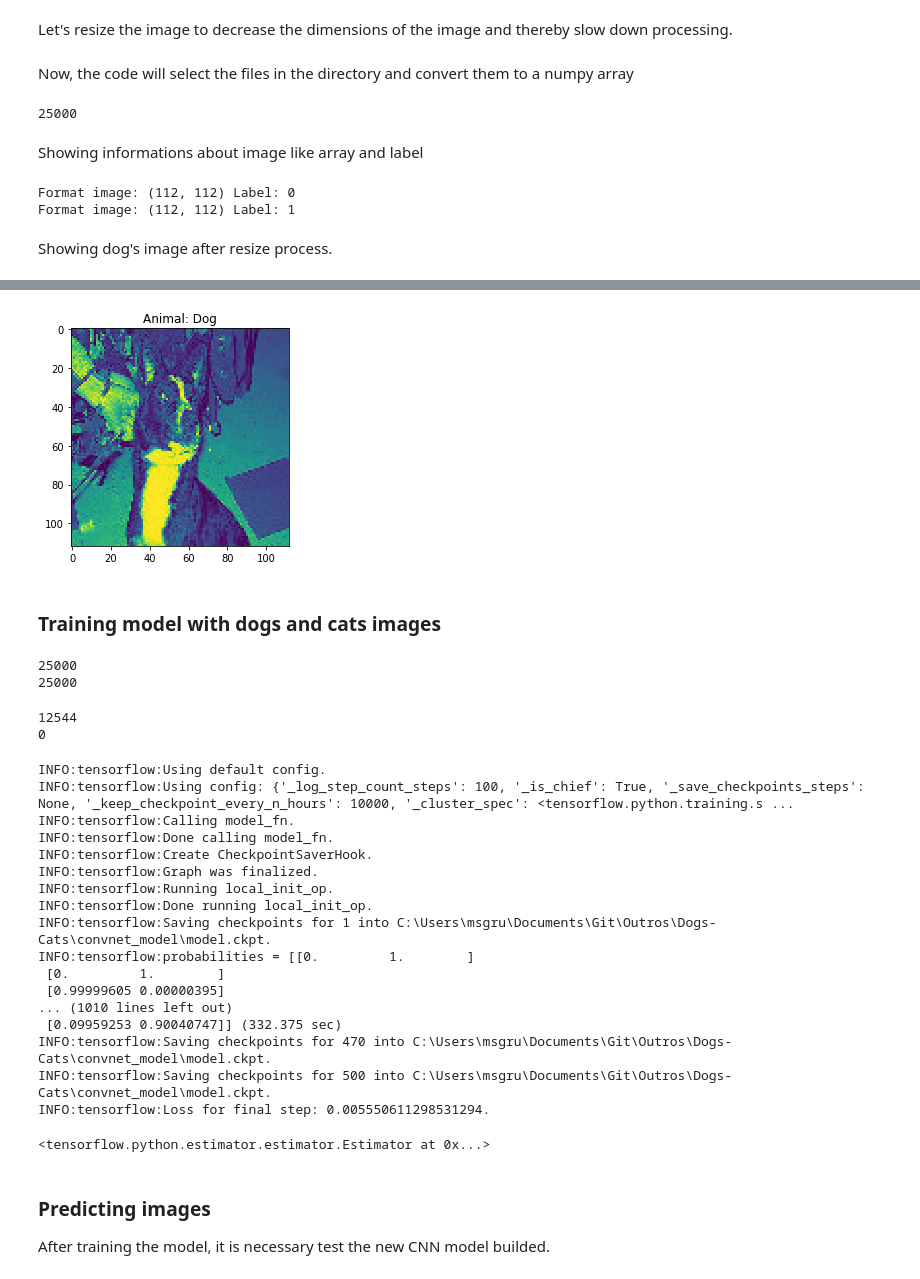
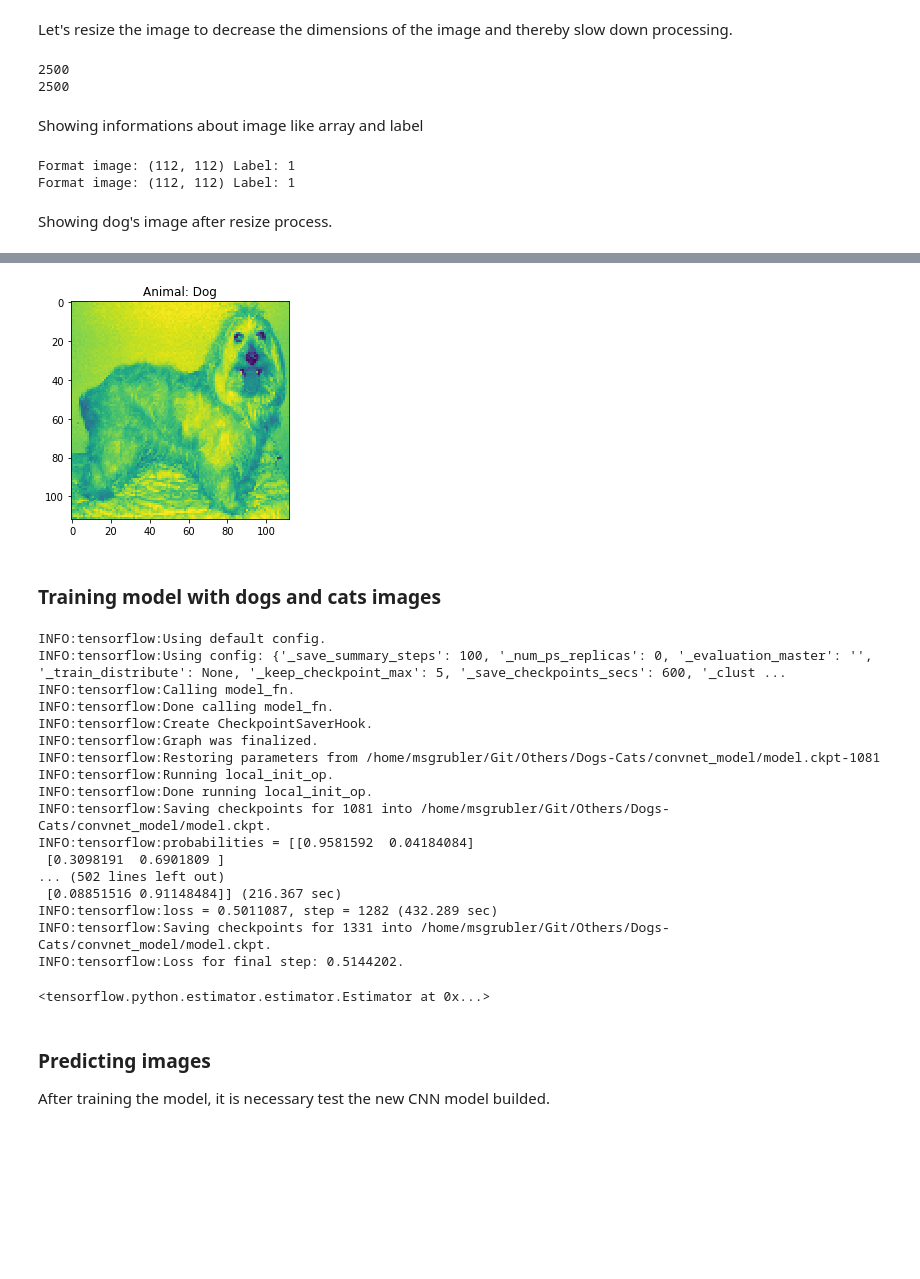
Before and after one commit to Murillo/Challenge-Kaggle, a Jupyter notebook: Dogs-vs-Cats/dogs-vs-cats.ipynb, the cells around one changed output, grey strips where cells are left out. Cells and saved outputs as stored; diff of their text form; code cells hidden in the pictures; blank space fills up the shorter version.

Commit message:
Improving cnn model to classify dogs or cats in pictures

```diff
--- a/Dogs-vs-Cats/dogs-vs-cats.ipynb
+++ b/Dogs-vs-Cats/dogs-vs-cats.ipynb
@@ -57,15 +58,34 @@ def resize_image(img, width, height, directory_destiny):
     # adjust width and height to your needs
     # use one of these filter options to resize the image
     # convert 'L' is monochrome
-    new_image = PIL.Image.open(img).resize((width, height), PIL.Image.NEAREST).convert('L')
+    new_image = Image.open(img).resize((width, height), Image.NEAREST).convert('L')
     #new_image = new_image.convert('1')
     new_image.save(directory_destiny + img.split("/")[1])
+
 
 # This method will select all images in a directory and resize it in another directory.
 def process_resize_images(directory, directory_destiny, width, height):
     files = [f for f in listdir(directory) if isfile(join(directory, f))]
     for item in files:
         resize_image(directory + item, width, height, directory_destiny)
+
+# This method will resize and put the image information into an array
+def process_resize_images_by_tensorflow(directory, width, height, total):
+    images = []
+    labels = []
+    with tf.Session() as sess:
+        files = [f for f in listdir(directory) if isfile(join(directory, f))]
+        i = 0
+        for item in files:
+            if i == total:
+                break
+            image = tf.image.decode_jpeg(tf.read_file(directory + item), channels=depth)
+            image = tf.image.resize_images(image, [width, height])
+            img = sess.run(image)
+            labels.append(1 if 'dog' in item else 0)
+            images.append(np.reshape(img, (width, height)))
+            i += 1
+    return images, labels
 # %% [markdown]
 ### Model functions
 # %%
@@ -161,20 +178,20 @@ process_resize_images('test1/', 'rezise-test1/', width, height)
-# %% [markdown]
-Now, the code will select the files in the directory and convert them to a numpy array
 # %%
-data = get_data_image('rezise-train/')
+data, label = process_resize_images_by_tensorflow('train/', width, height, 2500)
 print (len(data))
+print (len(label))
 # %% [output]
-25000
+2500
+2500
 # %% [markdown]
 Showing informations about image like array and label
 # %%
-print("Format image: " + str(data[0][0].shape) + " Label: " + str(data[0][1]))
-print("Format image: " + str(data[24999][0].shape) + " Label: " + str(data[24999][1]))
+print("Format image: " + str(data[0].shape) + " Label: " + str(label[0]))
+print("Format image: " + str(data[999].shape) + " Label: " + str(label[1]))
 # %% [output]
-Format image: (112, 112) Label: 0
 Format image: (112, 112) Label: 1
+Format image: (112, 112) Label: 1
 # %% [markdown]
 Showing dog's image after resize process.
 # %%
-show_image(data[23000][0], "Dog" if data[23000][1] == 1 else "Cat")
+show_image(data[2], "Dog" if label[2] == 1 else "Cat")
 # %% [output]
@@ -182,13 +199,3 @@ show_image(data[23000][0], "Dog" if data[23000][1] == 1 else "Cat")
-[figure, old version]
+[figure, new version]
 # %% [markdown]
 ### Training model with dogs and cats images
-# %%
-np_data = np.array(data)
-label = np_data[:,1].astype(int)
-images = np_data[:,0]
-
-print (len(label))
-print (len(np_data[:,0]))
-# %% [output]
-25000
-25000
@@ -204,7 +201,0 @@ for i in range(len(images)):
-# %%
-arr_images = np.array(arr_images).astype(float)
-print (len(arr_images[0]))
-print (label[0])
-# %% [output]
-12544
-0
@@ -212,7 +206,7 @@ print (label[0])
 ###################################
 ####### Create the Estimator ######
 mnist_classifier = tf.estimator.Estimator(
-    model_fn=cnn_model, model_dir="C:\\Users\\msgru\\Documents\\Git\\Outros\\Dogs-Cats\\convnet_model")
+    model_fn=cnn_model, model_dir="/home/msgrubler/Git/Others/Dogs-Cats/convnet_model")
 
 ##########################################
 ###### Set up logging for predictions
@@ -231,27 +225,27 @@ train_input_fn = tf.estimator.inputs.numpy_input_fn(
 
 mnist_classifier.train(
     input_fn=train_input_fn,
-    steps=500,
+    steps=250,
     hooks=[logging_hook])
 ###############################
 # %% [output]
 INFO:tensorflow:Using default config.
-INFO:tensorflow:Using config: {'_log_step_count_steps': 100, '_is_chief': True, '_save_checkpoints_steps': None, '_keep_checkpoint_every_n_hours': 10000, '_cluster_spec': <tensorflow.python.training.s ...
+INFO:tensorflow:Using config: {'_save_summary_steps': 100, '_num_ps_replicas': 0, '_evaluation_master': '', '_train_distribute': None, '_keep_checkpoint_max': 5, '_save_checkpoints_secs': 600, '_clust ...
 INFO:tensorflow:Calling model_fn.
 INFO:tensorflow:Done calling model_fn.
 INFO:tensorflow:Create CheckpointSaverHook.
 INFO:tensorflow:Graph was finalized.
+INFO:tensorflow:Restoring parameters from /home/msgrubler/Git/Others/Dogs-Cats/convnet_model/model.ckpt-1081
 INFO:tensorflow:Running local_init_op.
 INFO:tensorflow:Done running local_init_op.
-INFO:tensorflow:Saving checkpoints for 1 into C:\Users\msgru\Documents\Git\Outros\Dogs-Cats\convnet_model\model.ckpt.
-INFO:tensorflow:probabilities = [[0.         1.        ]
- [0.         1.        ]
- [0.99999605 0.00000395]
-... (1010 lines left out)
- [0.09959253 0.90040747]] (332.375 sec)
-INFO:tensorflow:Saving checkpoints for 470 into C:\Users\msgru\Documents\Git\Outros\Dogs-Cats\convnet_model\model.ckpt.
-INFO:tensorflow:Saving checkpoints for 500 into C:\Users\msgru\Documents\Git\Outros\Dogs-Cats\convnet_model\model.ckpt.
-INFO:tensorflow:Loss for final step: 0.005550611298531294.
+INFO:tensorflow:Saving checkpoints for 1081 into /home/msgrubler/Git/Others/Dogs-Cats/convnet_model/model.ckpt.
+INFO:tensorflow:probabilities = [[0.9581592  0.04184084]
+ [0.3098191  0.6901809 ]
+... (502 lines left out)
+ [0.08851516 0.91148484]] (216.367 sec)
+INFO:tensorflow:loss = 0.5011087, step = 1282 (432.289 sec)
+INFO:tensorflow:Saving checkpoints for 1331 into /home/msgrubler/Git/Others/Dogs-Cats/convnet_model/model.ckpt.
+INFO:tensorflow:Loss for final step: 0.5144202.
 <tensorflow.python.estimator.estimator.Estimator at 0x...>
 # %% [markdown]
 ### Predicting images
```
Also changed, not shown: parts of 16 cells of this notebook.
